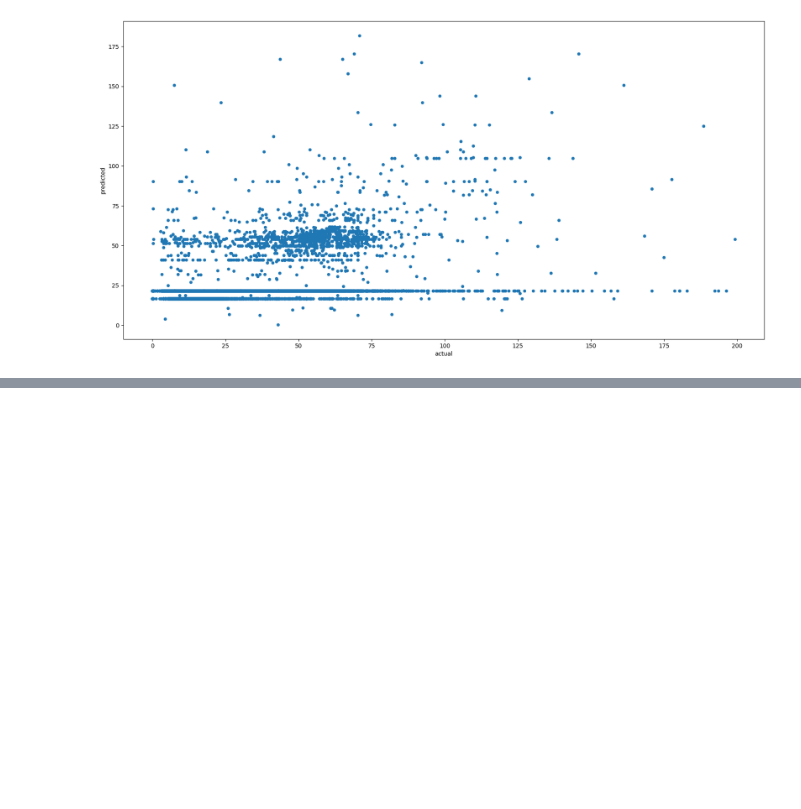
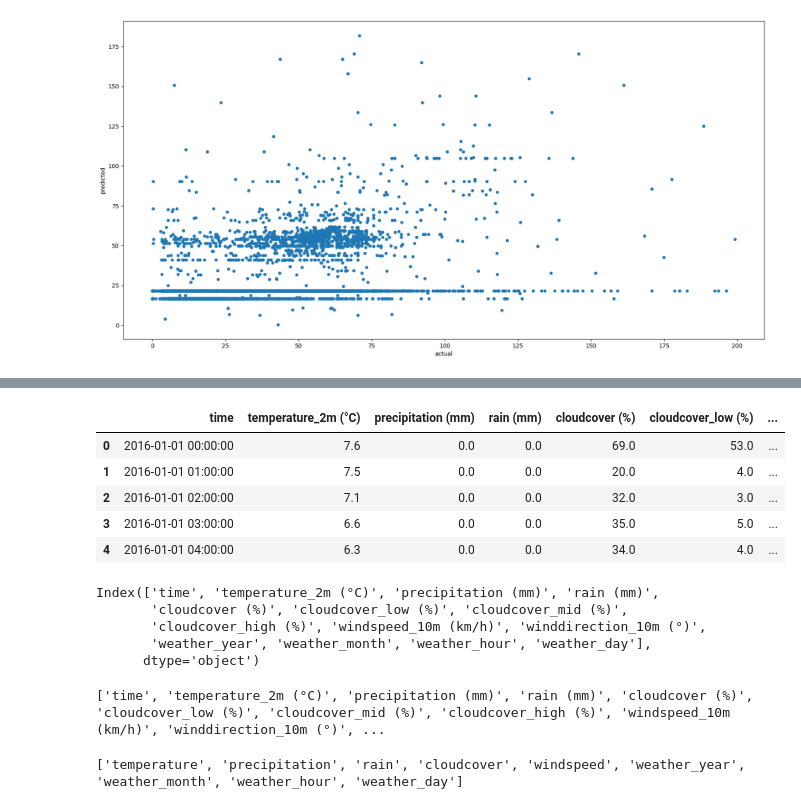
Before and after one commit to dhruvesh131199/new-york-taxi-analysis, a Jupyter notebook: main.ipynb, the cells around one changed output, grey strips where cells are left out. Drawn from its saved outputs; the diff is of its cells as text; code cells hidden in the pictures; blank space fills up the shorter version.

```diff
--- a/main.ipynb
+++ b/main.ipynb
@@ -510,0 +606,16 @@ results.plot(kind = "scatter", x = "actual", y = "predicted", figsize = (20,10))
+# %%
+#Extract the year, month, hour and date
+nyc_weather_raw['time'] = pd.to_datetime(nyc_weather_raw['time'], errors='coerce')
+nyc_weather_raw["weather_year"] = nyc_weather_raw["time"].dt.year
+nyc_weather_raw["weather_month"] = nyc_weather_raw["time"].dt.month
+nyc_weather_raw["weather_hour"] = nyc_weather_raw["time"].dt.hour
+nyc_weather_raw["weather_day"] = nyc_weather_raw["time"].dt.day
+# %%
+nyc_weather_raw.head()
+# %% [output]
+|  | time | temperature_2m (°C) | precipitation (mm) | rain (mm) | cloudcover (%) | cloudcover_low (%) | ... |
+| 0 | 2016-01-01 00:00:00 | 7.6 | 0.0 | 0.0 | 69.0 | 53.0 | ... |
+| 1 | 2016-01-01 01:00:00 | 7.5 | 0.0 | 0.0 | 20.0 | 4.0 | ... |
+| 2 | 2016-01-01 02:00:00 | 7.1 | 0.0 | 0.0 | 32.0 | 3.0 | ... |
+| 3 | 2016-01-01 03:00:00 | 6.6 | 0.0 | 0.0 | 35.0 | 5.0 | ... |
+| 4 | 2016-01-01 04:00:00 | 6.3 | 0.0 | 0.0 | 34.0 | 4.0 | ... |
@@ -510,0 +625,13 @@ results.plot(kind = "scatter", x = "actual", y = "predicted", figsize = (20,10))
+# %%
+#Drop unnecessary columns
+nyc_weather_raw.columns
+# %% [output]
+Index(['time', 'temperature_2m (°C)', 'precipitation (mm)', 'rain (mm)',
+       'cloudcover (%)', 'cloudcover_low (%)', 'cloudcover_mid (%)',
+       'cloudcover_high (%)', 'windspeed_10m (km/h)', 'winddirection_10m (°)',
+       'weather_year', 'weather_month', 'weather_hour', 'weather_day'],
+      dtype='object')
+# %%
+print(nyc_weather_raw.columns.tolist())
+# %% [output]
+['time', 'temperature_2m (°C)', 'precipitation (mm)', 'rain (mm)', 'cloudcover (%)', 'cloudcover_low (%)', 'cloudcover_mid (%)', 'cloudcover_high (%)', 'windspeed_10m (km/h)', 'winddirection_10m (°)', ...
@@ -510,0 +640,12 @@ results.plot(kind = "scatter", x = "actual", y = "predicted", figsize = (20,10))
+# %%
+#rename columns
+nyc_weather_raw = nyc_weather_raw.rename(columns={
+    'temperature_2m (°C)': 'temperature',
+    'precipitation (mm)': 'precipitation',
+    'rain (mm)': 'rain',
+    'cloudcover (%)': 'cloudcover',
+    'windspeed_10m (km/h)': 'windspeed'
+})
+print(nyc_weather_raw.columns.tolist())
+# %% [output]
+['temperature', 'precipitation', 'rain', 'cloudcover', 'windspeed', 'weather_year', 'weather_month', 'weather_hour', 'weather_day']
```
Also changed, not shown: parts of 27 cells of this notebook.
